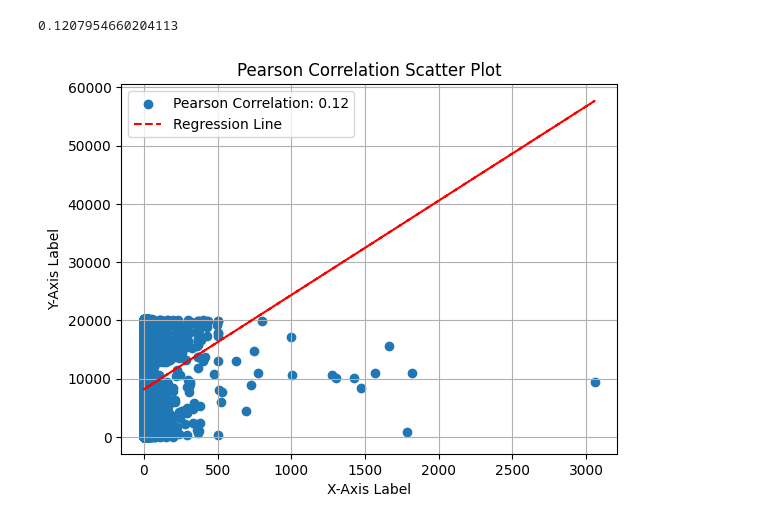
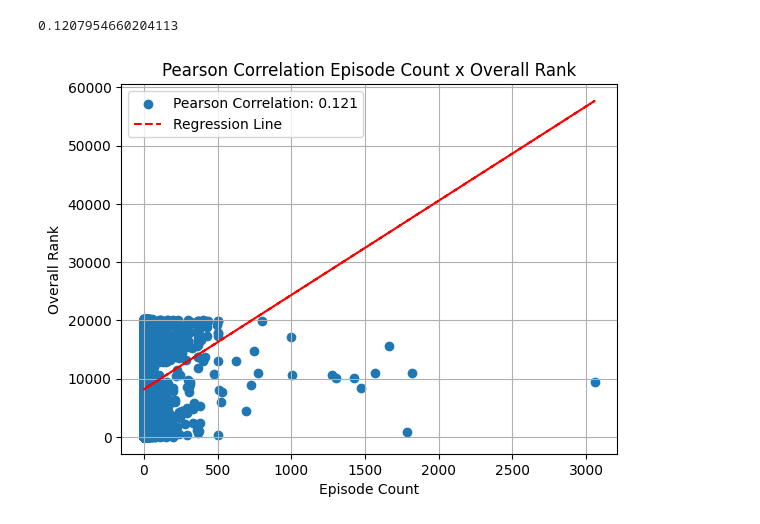
Before and after one commit to Narwick/Data, a Jupyter notebook: my_anime_list_project/data_analysis/data_analysis.ipynb, the cells around one changed output. Cells and saved outputs as stored; diff of their text form; code cells hidden in the pictures.

```diff
--- a/my_anime_list_project/data_analysis/data_analysis.ipynb
+++ b/my_anime_list_project/data_analysis/data_analysis.ipynb
@@ -35,19 +35,25 @@ print(corr[0][1])
 # %% [output]
 0.1207954660204113
 # %%
+# Criando gráfico de dispersão
 plt.scatter(series1,series2,label= f'Pearson Correlation: {corr[0][1]:.3f}')
+
+# Calculando a Regressão linear
 m, b = np.polyfit(series1, series2, 1)
+
+# Plotando a linha de regressão linear no gráfico de dispersão
 plt.plot(series1, m * np.array(series1) + b, color='red', linestyle='--', label='Regression Line')
-# Labels and title
-plt.xlabel('X-Axis Label')
-plt.ylabel('Y-Axis Label')
-plt.title('Pearson Correlation Scatter Plot')
 
-# Legend
+# Labels e Títulos
+plt.xlabel('Episode Count')
+plt.ylabel('Overall Rank')
+plt.title('Pearson Correlation Episode Count x Overall Rank')
+
+# Legenda
 plt.legend()
 
-# Show the plot
+# Mostrar o gráfico
 plt.grid()
 plt.show()
 # %% [output]
-[figure, old version]
+[figure, new version]
```
Also changed, not shown: parts of 3 cells of this notebook.
